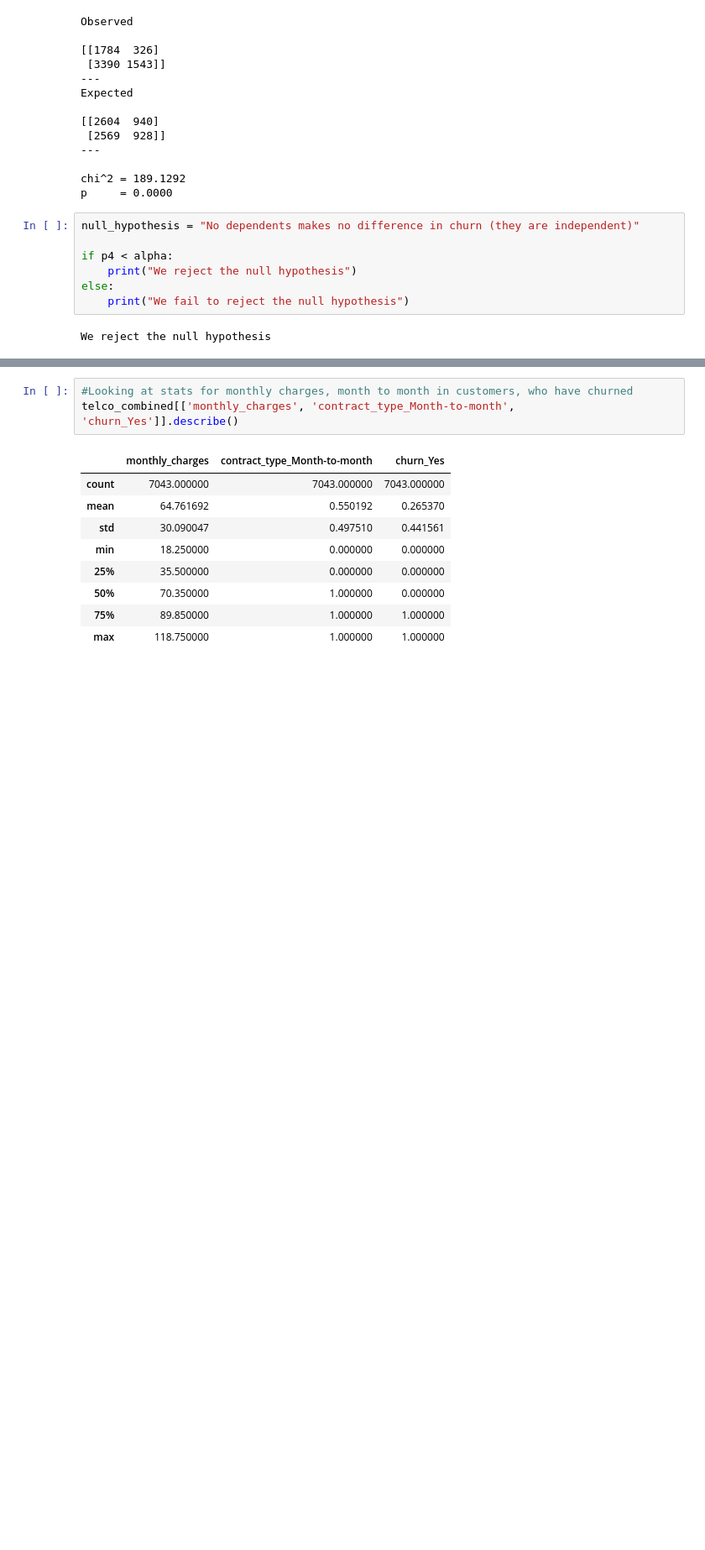
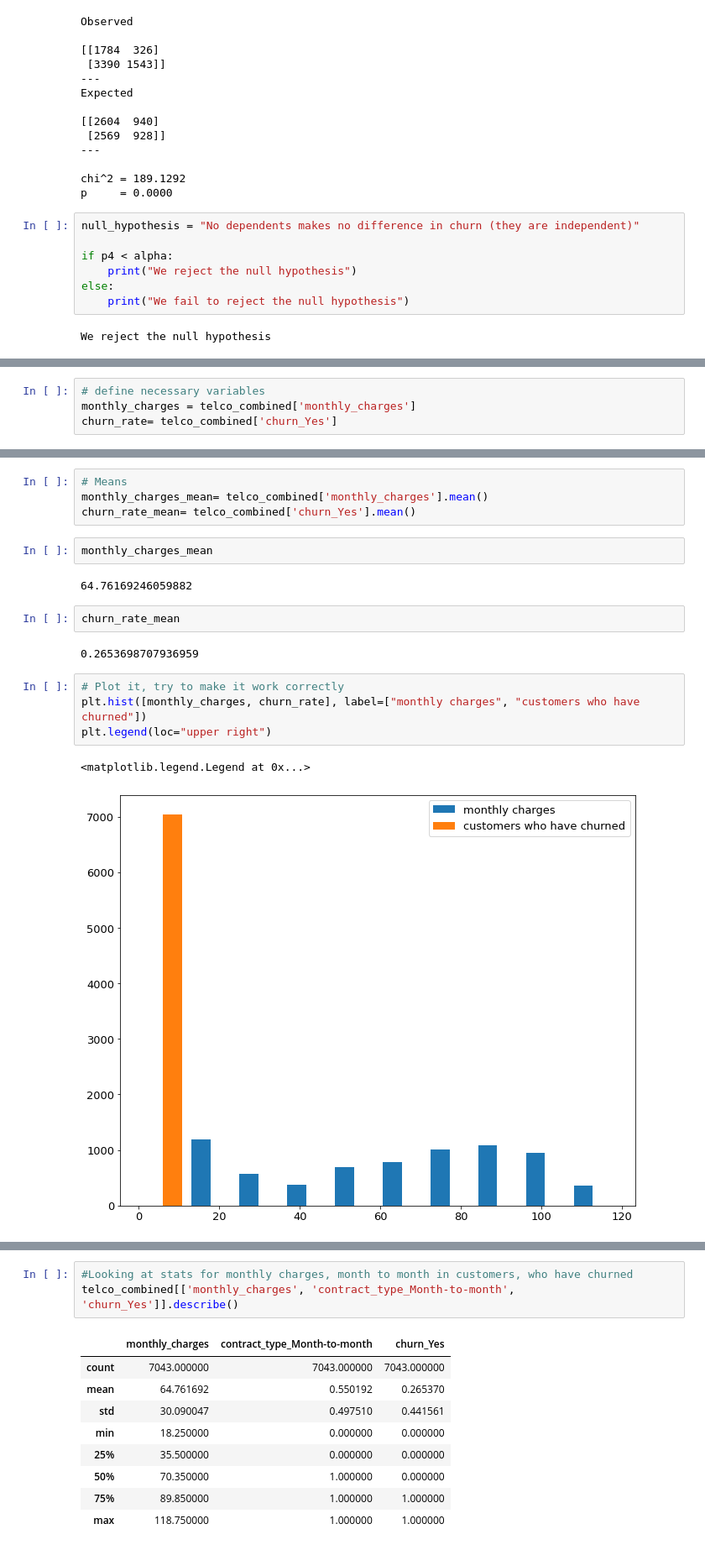
Before and after one commit to LinhQuach13/classification_project, a Jupyter notebook: telco_workbook.ipynb, the cells around one changed output, grey strips where cells are left out. Shown at 84% size. Saved outputs shown, nothing was run; the diff lists cells and outputs as text; blank space fills up the shorter version.

```diff
--- a/telco_workbook.ipynb
+++ b/telco_workbook.ipynb
@@ -587,0 +638,4 @@ We reject the null hypothesis
+# %%
+# define necessary variables
+monthly_charges = telco_combined['monthly_charges']
+churn_rate= telco_combined['churn_Yes']
@@ -587,0 +662,19 @@ We reject the null hypothesis
+# %%
+# Means
+monthly_charges_mean= telco_combined['monthly_charges'].mean()
+churn_rate_mean= telco_combined['churn_Yes'].mean()
+# %%
+monthly_charges_mean
+# %% [output]
+64.76169246059882
+# %%
+churn_rate_mean
+# %% [output]
+0.2653698707936959
+# %%
+# Plot it, try to make it work correctly
+plt.hist([monthly_charges, churn_rate], label=["monthly charges", "customers who have churned"])
+plt.legend(loc="upper right")
+# %% [output]
+<matplotlib.legend.Legend at 0x...>
+[figure, added]
```
Also changed, not shown: parts of 34 cells of this notebook.
